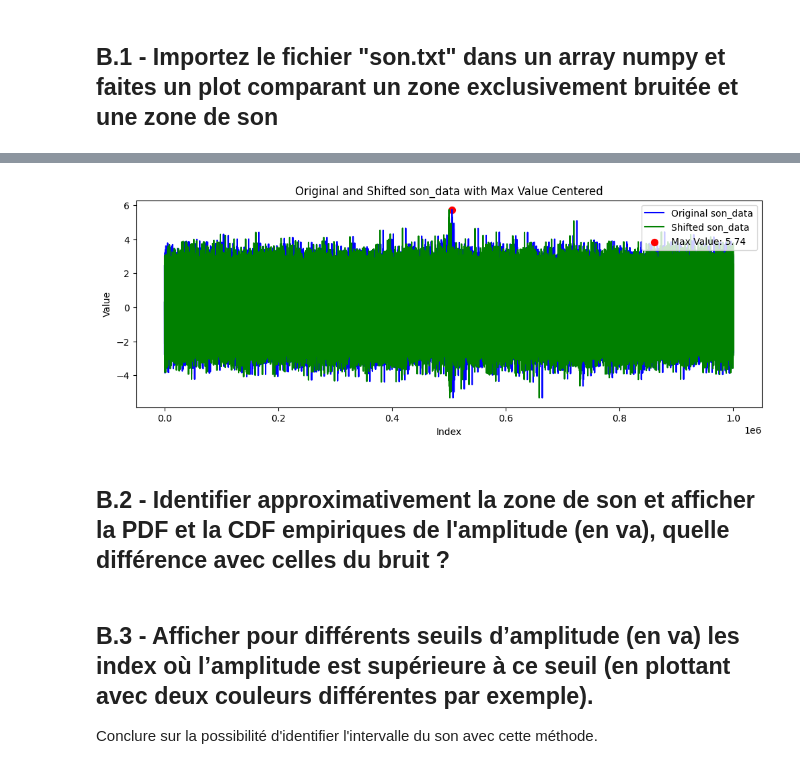
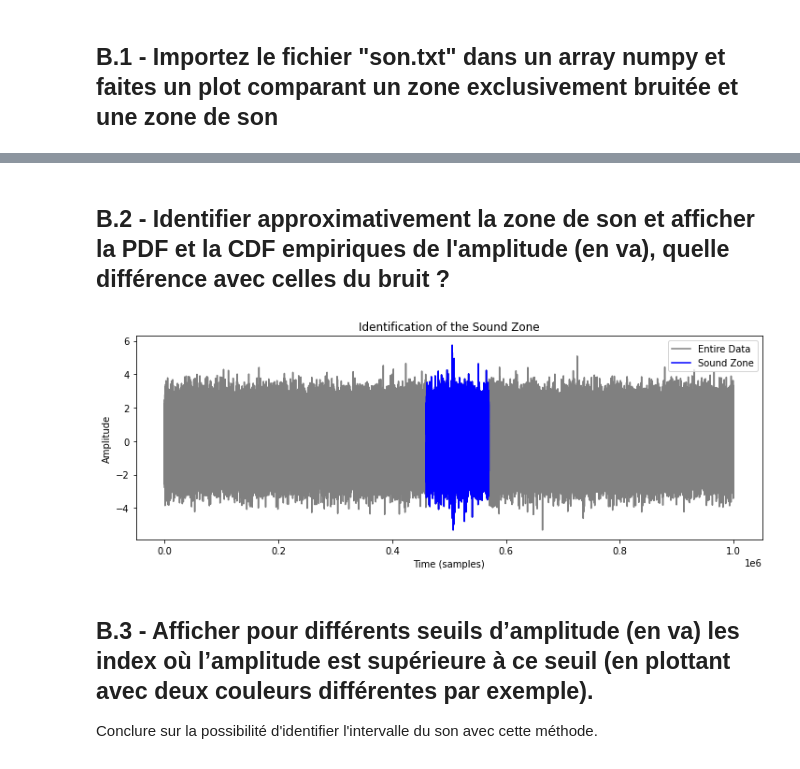
Before and after one commit to shahaf38/Stats-Tests_Hypotheses, a Jupyter notebook: Stats-Tests_Hypotheses.ipynb, the cells around one changed output, grey strips where cells are left out. Cells and saved outputs as stored; diff of their text form; code cells hidden in the pictures.

```diff
--- a/Stats-Tests_Hypotheses.ipynb
+++ b/Stats-Tests_Hypotheses.ipynb
@@ -349,24 +347,2 @@ plt.show()
-# %%
-# Find the index of the maximum value in son_data
-max_index = np.argmax(son_data)
-
-# Calculate the shift needed to center the maximum value
-shift = len(son_data) // 2 - max_index
-
-# Shift son_data to center the maximum value
-shifted_son_data = np.roll(son_data, shift)
-
-# Plot the original and shifted son_data arrays
-plt.figure(figsize=(12, 4))
-plt.plot(son_data, label='Original son_data', color='blue')
-plt.plot(shifted_son_data, label='Shifted son_data', color='green')
-plt.scatter(max_index, son_data[max_index], color='red', label=f'Max Value: {son_data[max_index]:.2f}', s=50)
-plt.title('Original and Shifted son_data with Max Value Centered')
-plt.xlabel('Index')
-plt.ylabel('Value')
-plt.legend()
-plt.show()
-# %% [output]
-[figure, removed]
 # %% [markdown]
 ## B.2 -  Identifier approximativement la zone de son et afficher la PDF et la CDF empiriques de l'amplitude (en va), quelle différence avec celles du bruit ?
@@ -373,3 +351,26 @@ plt.show()
+# %%
+# Define the sound zone
+sound_zone_start = 460000
+sound_zone_end = 570000
+sound_zone = son_data[sound_zone_start:sound_zone_end]
+
+#Define the noise zone
+
+noise_zone_before = son_data[:sound_zone_start]
+noise_zon_after = son_data[sound_zone_end:]
+
+#Plot the sound and noise zones
+
+plt.figure(figsize=(12,4))
+plt.plot(son_data, color='gray', label='Entire Data')
+plt.plot(range(sound_zone_start, sound_zone_end), sound_zone, color='blue', label='Sound Zone')
+plt.title('Identification of the Sound Zone')
+plt.xlabel('Time (samples)')
+plt.ylabel('Amplitude')
+plt.legend()
+plt.show()
+# %% [output]
+[figure, added]
 # %% [markdown]
 ## B.3 - Afficher pour différents seuils d’amplitude (en va) les index où l’amplitude est supérieure à ce seuil (en plottant avec deux couleurs différentes par exemple).
 
```
Also changed, not shown: parts of 7 cells of this notebook.
